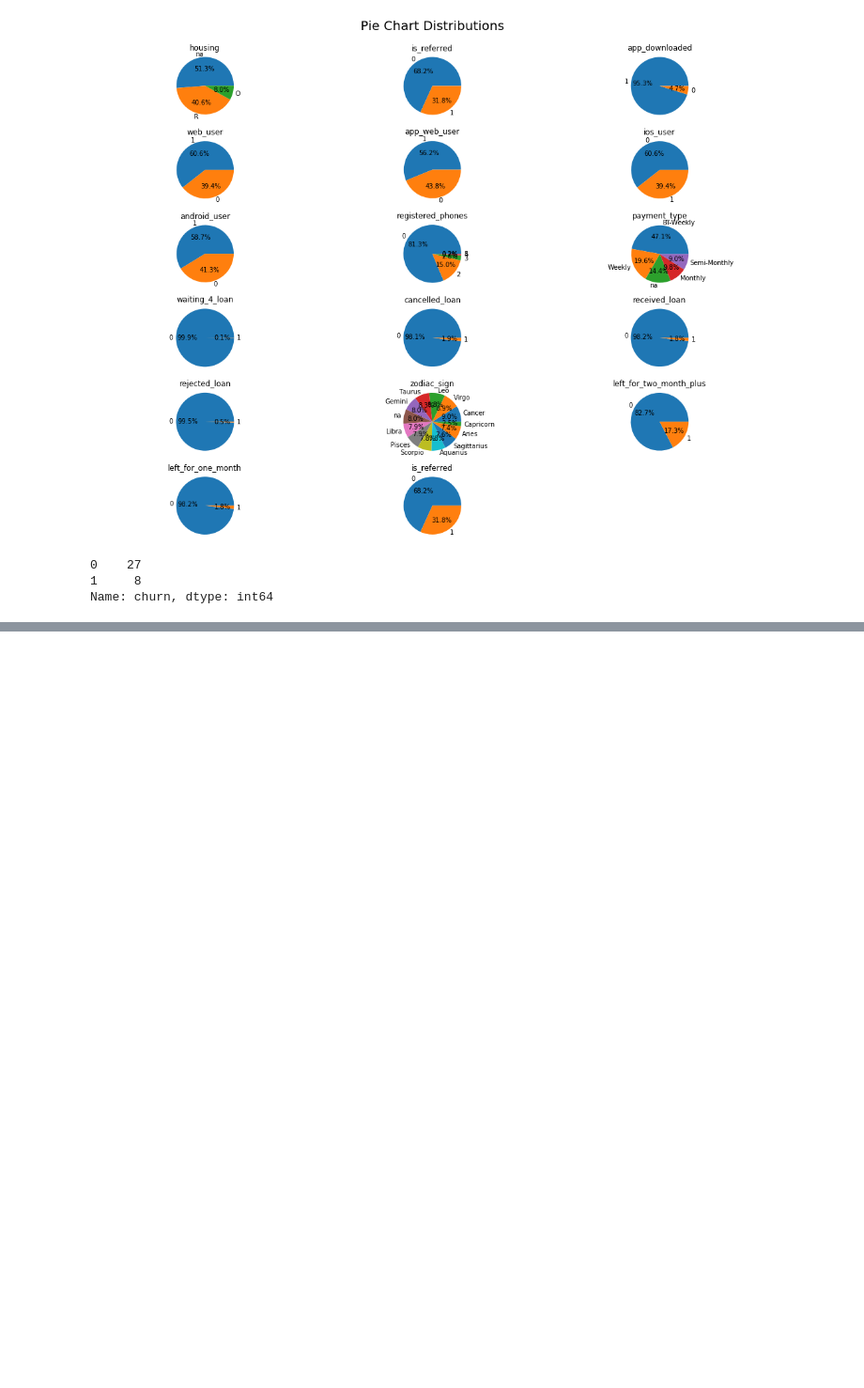
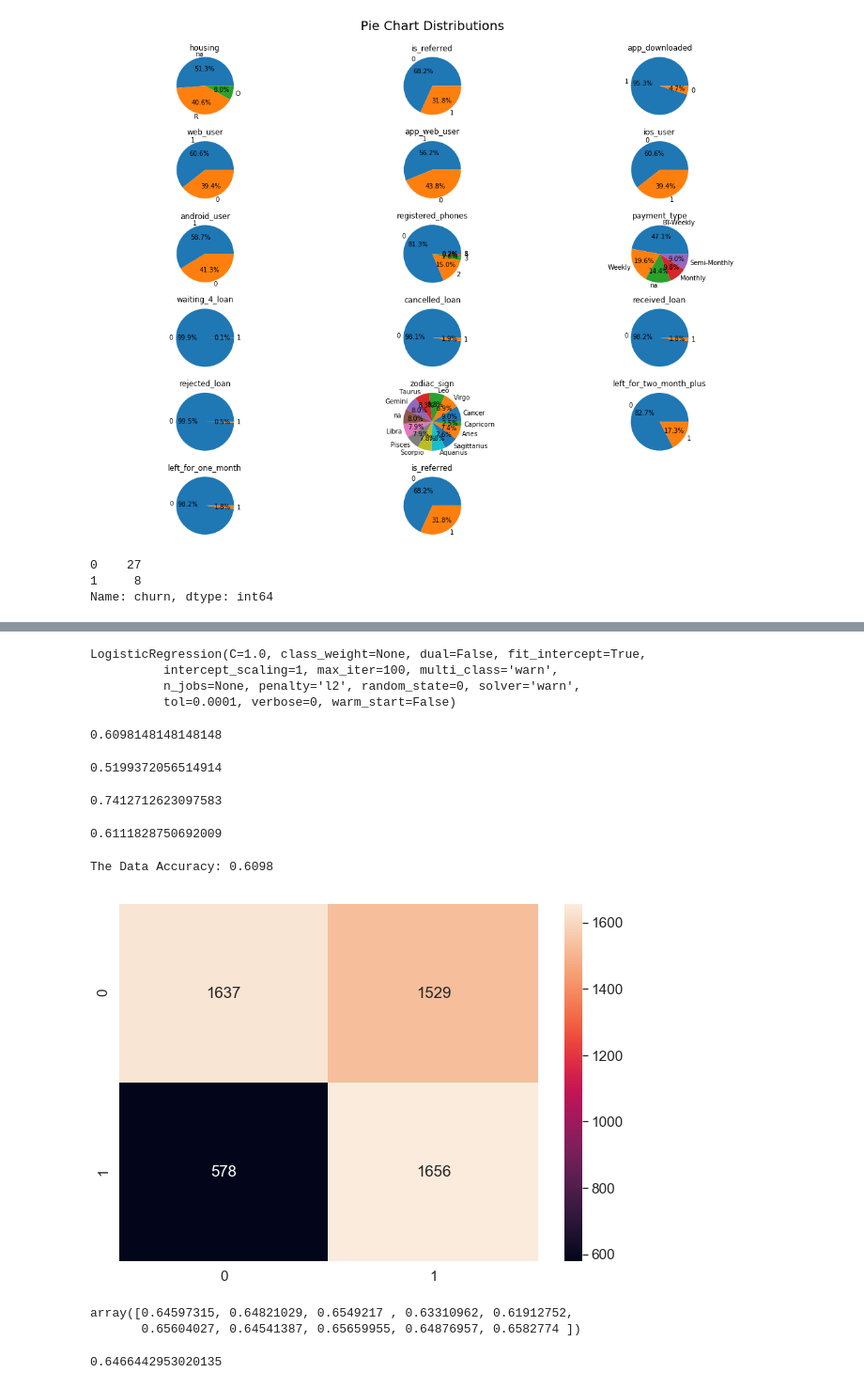
Before and after one commit to VladPv4/ml_cases, a Jupyter notebook: 4.Churn.ipynb, the cells around one changed output, grey strips where cells are left out. Shown at 94% size. Saved outputs shown, nothing was run; the diff lists cells and outputs as text; code cells hidden in the pictures; blank space fills up the shorter version.

```diff
--- a/4.Churn.ipynb
+++ b/4.Churn.ipynb
@@ -176,0 +307,56 @@ Name: churn, dtype: int64
+# %%
+#Model Building
+
+classifier = LogisticRegression(random_state=0)
+# %%
+classifier.fit(X_train, y_train)
+# %% [output]
+LogisticRegression(C=1.0, class_weight=None, dual=False, fit_intercept=True,
+          intercept_scaling=1, max_iter=100, multi_class='warn',
+          n_jobs=None, penalty='l2', random_state=0, solver='warn',
+          tol=0.0001, verbose=0, warm_start=False)
+# %%
+y_pred = classifier.predict(X_test)
+# %%
+cm = confusion_matrix(y_test, y_pred)
+# %%
+accuracy_score(y_test, y_pred)
+# %% [output]
+0.6098148148148148
+# %%
+precision_score(y_test, y_pred)
+# %% [output]
+0.5199372056514914
+# %%
+recall_score(y_test, y_pred)
+# %% [output]
+0.7412712623097583
+# %%
+f1_score(y_test, y_pred)
+# %% [output]
+0.6111828750692009
+# %%
+#Confusion Matrix
+df_cm = pd.DataFrame(cm, index=(0,1), columns=(0,1))
+plt.figure(figsize = (10,7))
+sns.set(font_scale=1.4)
+sns.heatmap(df_cm, annot=True, fmt='g')
+print('The Data Accuracy: %0.4f' %accuracy_score(y_test, y_pred))
+# %% [output]
+The Data Accuracy: 0.6098
+[figure, added]
+# %%
+# Applying K-Fold Cross-Validation
+
+accuracies = cross_val_score(estimator=classifier,
+                            X = X_train,
+                            y = y_train,
+                            cv = 10)
+accuracies
+# %% [output]
+array([0.64597315, 0.64821029, 0.6549217 , 0.63310962, 0.61912752,
+       0.65604027, 0.64541387, 0.65659955, 0.64876957, 0.6582774 ])
+# %%
+accuracies.mean()
+# %% [output]
+0.6466442953020135
```
Also changed, not shown: parts of 27 cells of this notebook.
